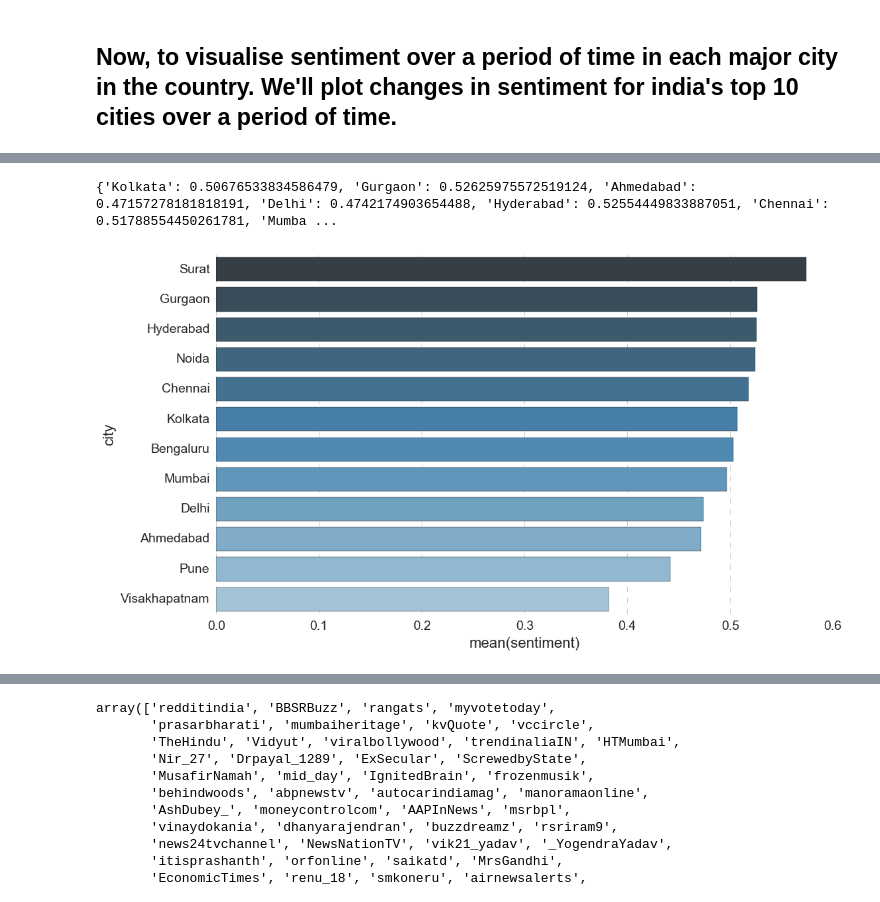
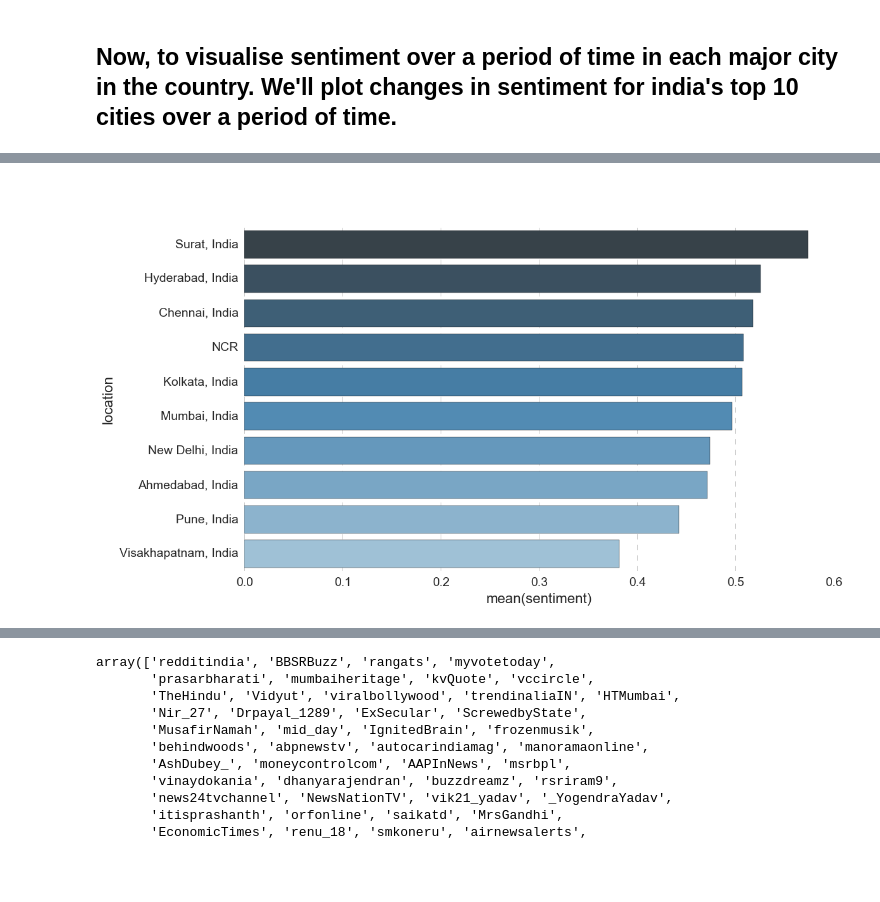
Before and after one commit to Shoshin23/DeMon, a Jupyter notebook: Demonetisation.ipynb, the cells around one changed output, grey strips where cells are left out. Saved outputs shown, nothing was run; the diff lists cells and outputs as text; code cells hidden in the pictures; blank space fills up the shorter version.

Commit message:
Delete pointless code and add a neat groupby statement that does the job in a single line of code.

```diff
--- a/Demonetisation.ipynb
+++ b/Demonetisation.ipynb
@@ -270,33 +210,0 @@ top_df.tail()
-# %%
-## Create a picture of changing sentiment over time.
-## But first a histogram of the average sentiments.
-latitude_sentiment = {}
-latitude_list = top_df['latitude'].unique()
-for latitude in latitude_list:
-    sentiment = top_df[top_df['latitude'] == latitude]['sentiment']
-    latitude_sentiment[latitude] = sentiment
-#print(latitude_sentiment.keys())
-avgDict = {}
-for k,v in latitude_sentiment.items():
-    avgDict[k] = sum(v)/ float(len(v))
-#print(avgDict)
-
-
-
-avgDict["Visakhapatnam"] = avgDict.pop(17.723127600000002)
-avgDict["Bengaluru"] = avgDict.pop(12.979119799999999)
-avgDict["Hyderabad"] = avgDict.pop(17.361622700000002)
-avgDict["Gurgaon"] = avgDict.pop(28.4646148)
-avgDict["Pune"] = avgDict.pop(18.5203062)
-avgDict["Noida"] = avgDict.pop(28.572644199999999)
-avgDict["Chennai"] = avgDict.pop(13.0796914)
-avgDict["Mumbai"] = avgDict.pop(18.9321862)
-avgDict["Surat"] = avgDict.pop(21.186460700000001)
-avgDict["Kolkata"] = avgDict.pop(22.567745899999998)
-avgDict["Ahmedabad"] = avgDict.pop(23.0216238)
-avgDict["Delhi"] = avgDict.pop(28.613896700000002)
-
-
-print(avgDict)
-# %% [output]
-{'Kolkata': 0.50676533834586479, 'Gurgaon': 0.52625975572519124, 'Ahmedabad': 0.47157278181818191, 'Delhi': 0.4742174903654488, 'Hyderabad': 0.52554449833887051, 'Chennai': 0.51788554450261781, 'Mumba ...
@@ -309,12 +211,21 @@ average_sentiment.sort_values('sentiment',ascending=False,inplace=True)
+# %% [markdown]
+##
 # %%
-#f, ax = plt.subplots(figsize=(6, 15))
+avg = top_10_df.groupby(['location'],as_index=False)['sentiment'].mean()
+ncr_sentiment = (avg.iloc[3]['sentiment'] + avg.iloc[7]['sentiment'] + avg.iloc[8]['sentiment']) / 3
+avg.drop(avg.index[[1,3,8]],inplace=True)
+
+avg.loc[-1] = ['NCR',ncr_sentiment]
+avg.sort_values('sentiment',ascending=False,inplace=True)
+avg.reset_index(drop=True,inplace=True)
+avg
 sns.set_color_codes("pastel")
-sns.barplot(x="sentiment", y="city", data=average_sentiment,
+sns.barplot(x="sentiment", y="location", data=avg,
             label="City", palette="Blues_d")
 #ax.set(xlim=(0.05,0.5))
 sns.despine(left=True, bottom=True)
 # %% [output]
-[figure, old version]
+[figure, new version]
 # %%
 influencers_df = df[df['followers_count'] > 10000]
 # %%
```
Also changed, not shown: parts of 10 cells of this notebook.
